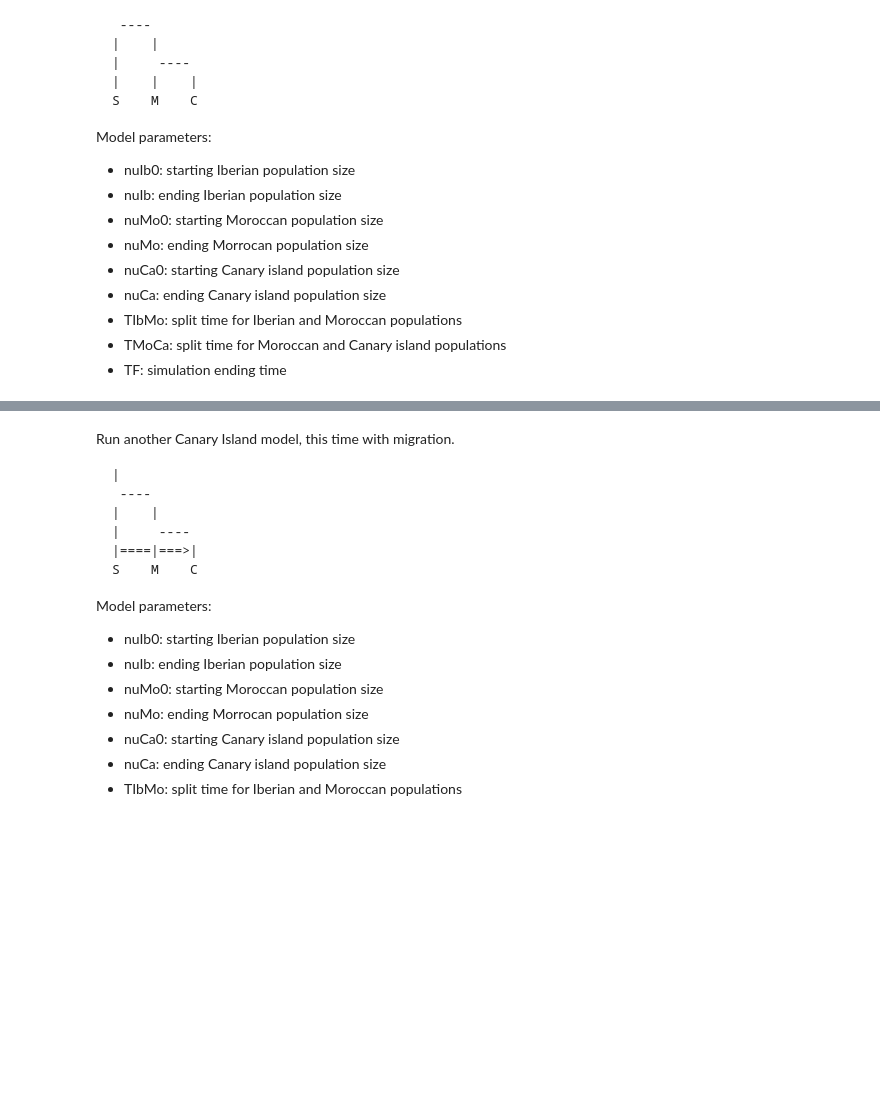
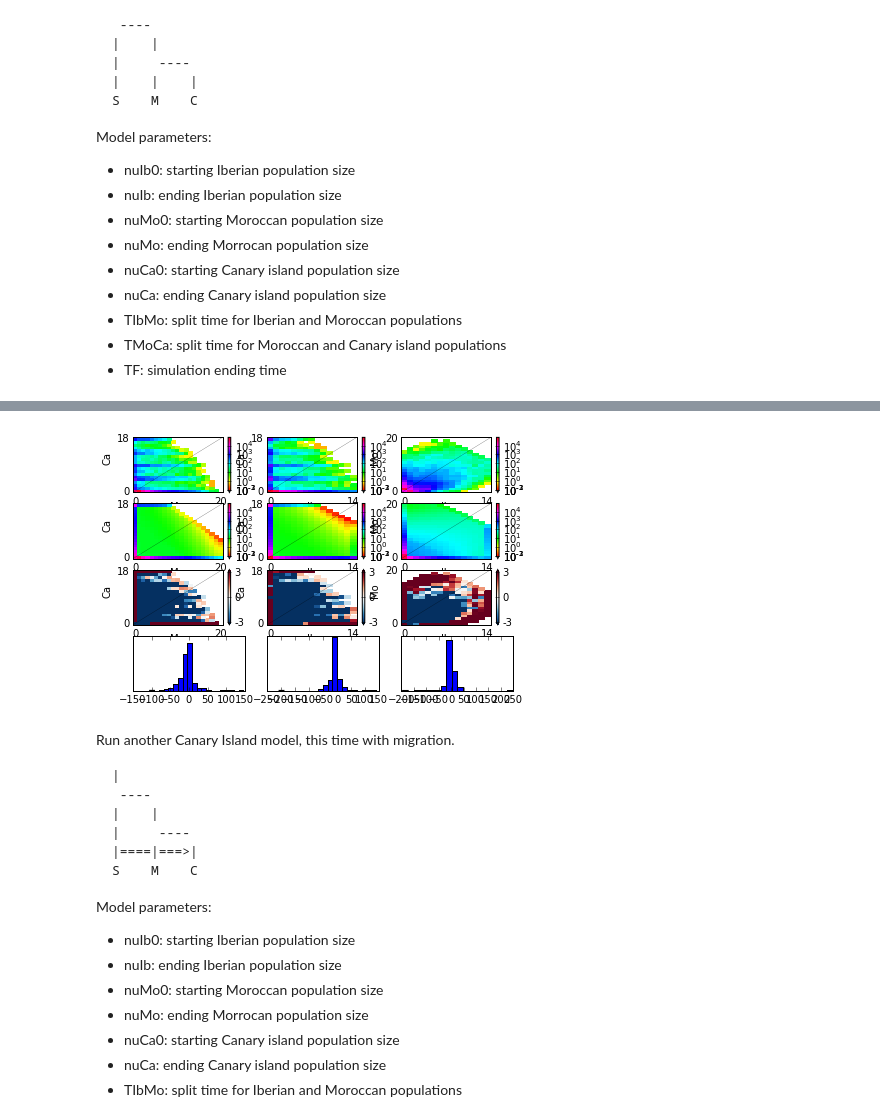
Before and after one commit to arundurvasula/AtCanary, a Jupyter notebook: scripts/Arabidopsis.ipynb, the cells around one changed output, grey strips where cells are left out. Saved outputs shown, nothing was run; the diff lists cells and outputs as text; code cells hidden in the pictures; blank space fills up the shorter version.

Commit message:
first run of simple model

```diff
--- a/scripts/Arabidopsis.ipynb
+++ b/scripts/Arabidopsis.ipynb
@@ -45,12 +53,11 @@ Model parameters:
 - TMoCa: split time for Moroccan and Canary island populations
 - TF: simulation ending time
 # %%
-data = dadi.Spectrum.from_file('data/FS.fs')
 ns = data.sample_sizes
 pts_l = [40, 50, 60]
-params = array([]) #change these?
-upper_bound = [100, 100, 100, 100, 3, 3, 3] #change these?
-lower_bound = [1e-2, 1e-2, 1e-2, 0, 0, 0, 0] #change these?
+params = array([1,1.5,1,1.5,0.8,2,3,4]) #change these?
+upper_bound = [100, 100, 100, 100, 3, 3, 3, 3] #change these?
+lower_bound = [1e-2, 1e-2, 1e-2, 0, 0, 0, 0, 0] #change these?
 
 func = demographic_models.simple_canary
 func_ex = dadi.Numerics.make_extrap_log_func(func)
@@ -76,8 +98,10 @@ print 'Optimized log-likelihood:', ll_opt
 # %%
 pylab.figure()
-dadi.Plotting.plot_3d_comp_multinom(model, data, vmin=1, resid_range=3,
-                                    pop_ids =('IB','MO', 'CA'))
+dadi.Plotting.plot_3d_comp_multinom(model, data, vmin=0.1, resid_range=3,
+                                    pop_ids =('Ca','Mo', 'Ib'))
 pylab.show()
+# %% [output]
+[figure, added]
 # %% [markdown]
 Run another Canary Island model, this time with migration.
 
```
Also changed, not shown: parts of 7 cells of this notebook, 1 other file.
